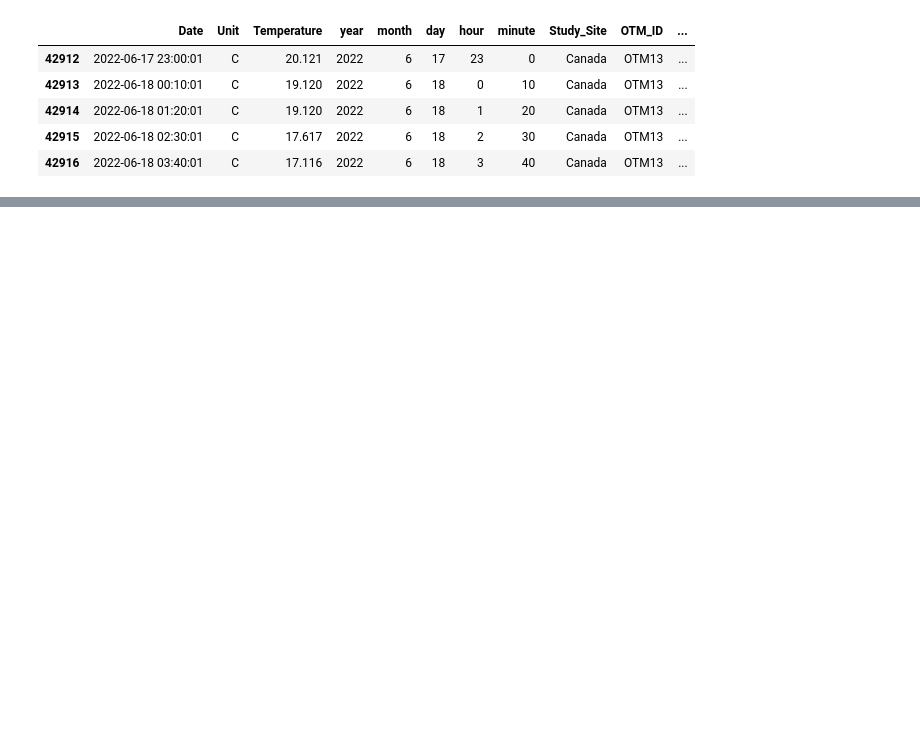
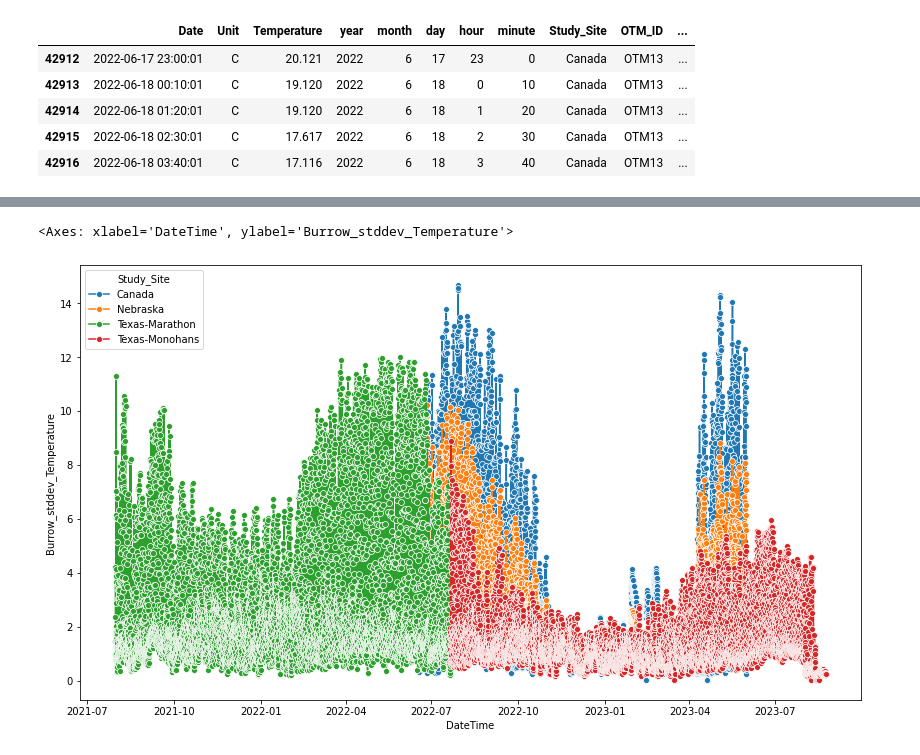
Before and after one commit to michaelremington2/therma_sim, a Jupyter notebook: src/therma_sim/get_data.ipynb, the cells around one changed output, grey strips where cells are left out. Saved outputs shown, nothing was run; the diff lists cells and outputs as text; code cells hidden in the pictures; blank space fills up the shorter version.

```diff
--- a/src/therma_sim/get_data.ipynb
+++ b/src/therma_sim/get_data.ipynb
@@ -103,0 +158,6 @@ plt.show()
+# %%
+plt.figure(figsize=(14, 8))
+sns.lineplot(data=otm_data, x='DateTime', y='Burrow_stddev_Temperature', hue='Study_Site', marker='o')
+# %% [output]
+<Axes: xlabel='DateTime', ylabel='Burrow_stddev_Temperature'>
+[figure, added]
```
Also changed, not shown: parts of 14 cells of this notebook, 1 other file.
